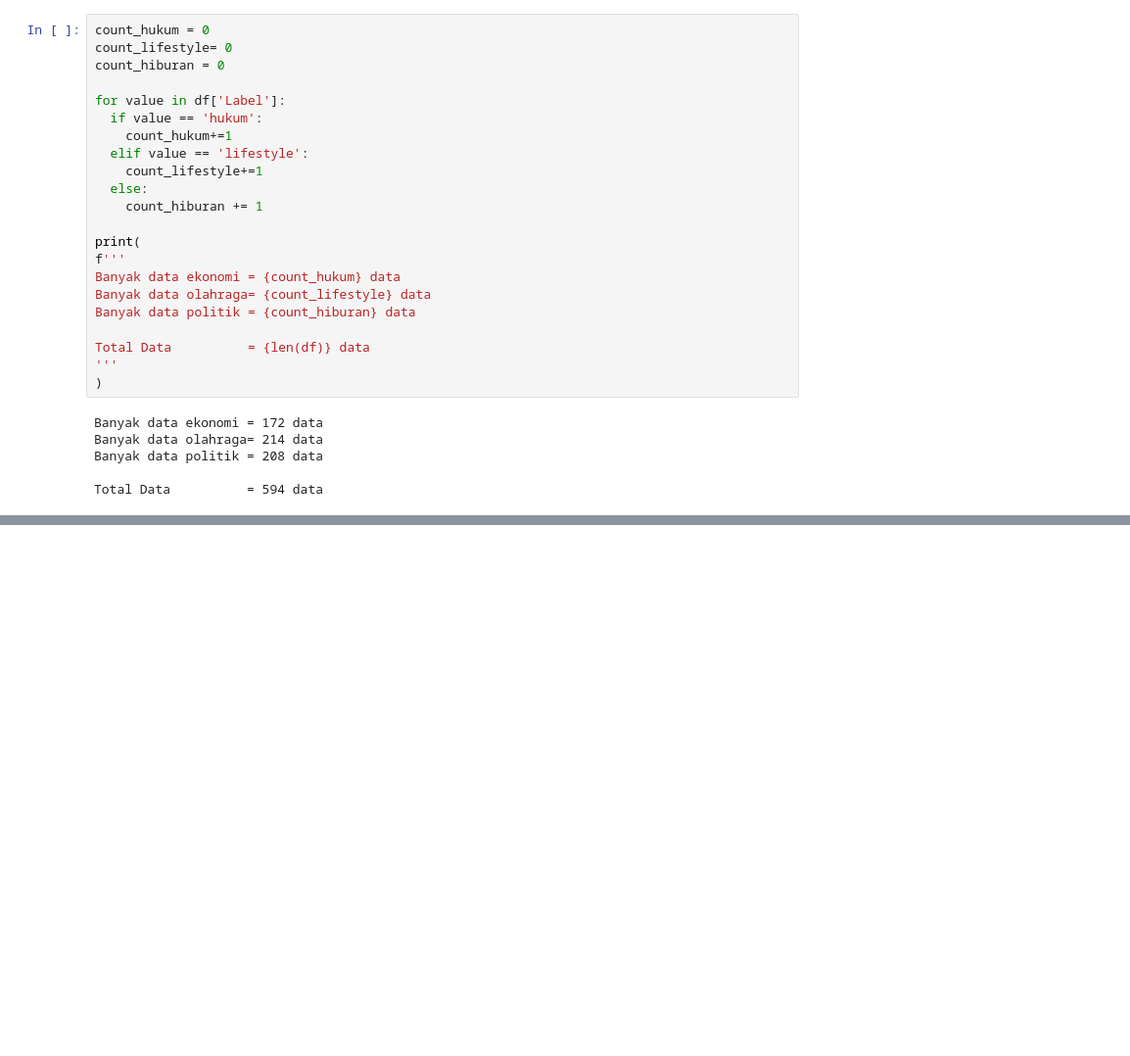
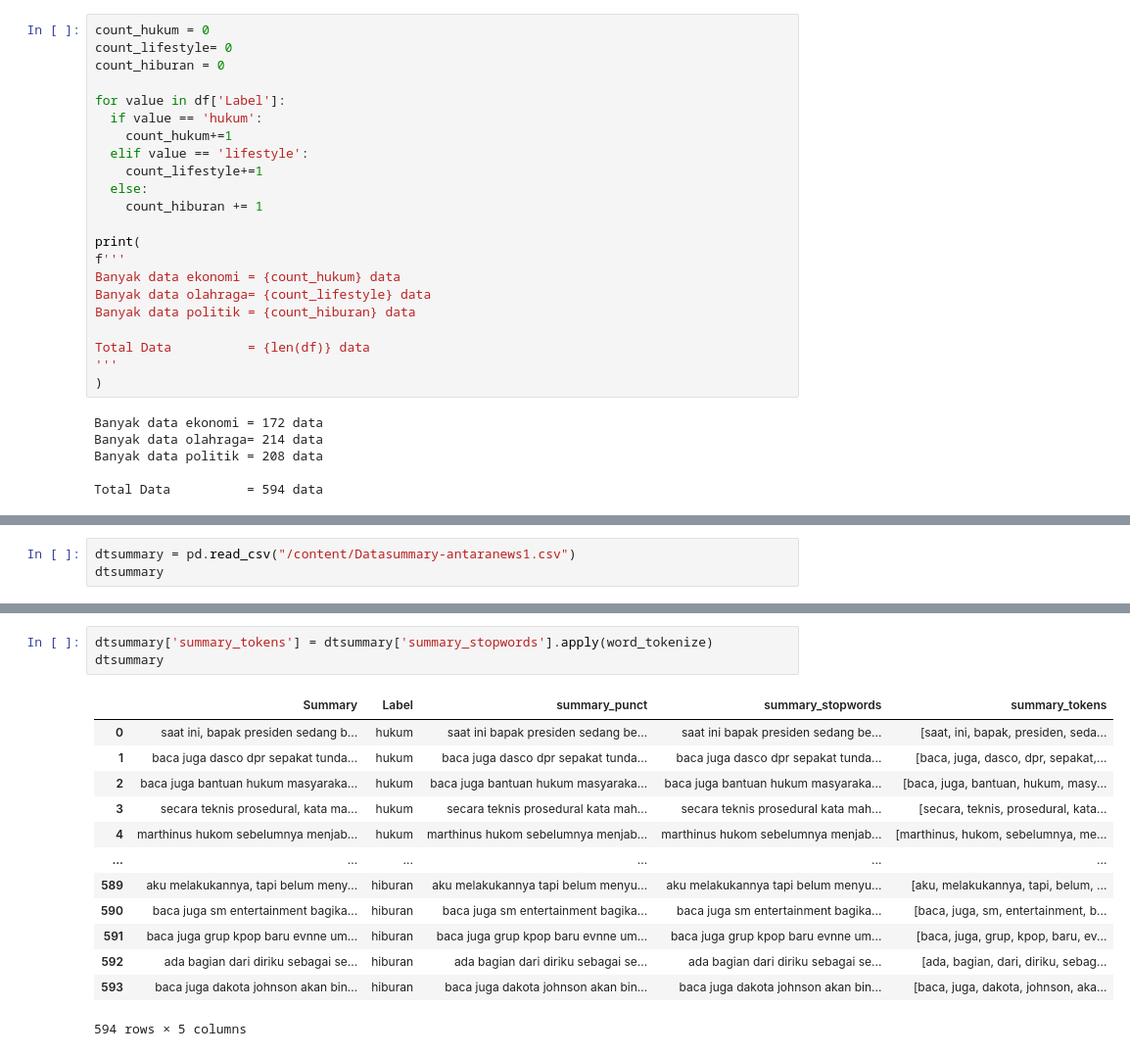
Before and after one commit to SalmatulFarida/PPW, a Jupyter notebook: _sources/Preprocessing Berita UAS.ipynb, the cells around one changed output, grey strips where cells are left out. Shown at 98% size. Drawn from its saved outputs; the diff is of its cells as text; blank space fills up the shorter version.

```diff
--- a/_sources/Preprocessing Berita UAS.ipynb
+++ b/_sources/Preprocessing Berita UAS.ipynb
@@ -273,0 +451,3 @@ Name: stopword, Length: 594, dtype: object
+# %%
+dtsummary = pd.read_csv("/content/Datasummary-antaranews1.csv")
+dtsummary
@@ -273,0 +542,17 @@ Name: stopword, Length: 594, dtype: object
+# %%
+dtsummary['summary_tokens'] = dtsummary['summary_stopwords'].apply(word_tokenize)
+dtsummary
+# %% [output]
+|  | Summary | Label | summary_punct | summary_stopwords | summary_tokens |
+| 0 | saat ini, bapak presiden sedang b... | hukum | saat ini bapak presiden sedang be... | saat ini bapak presiden sedang be... | [saat, ini, bapak, presiden, seda... |
+| 1 | baca juga dasco dpr sepakat tunda... | hukum | baca juga dasco dpr sepakat tunda... | baca juga dasco dpr sepakat tunda... | [baca, juga, dasco, dpr, sepakat,... |
+| 2 | baca juga bantuan hukum masyaraka... | hukum | baca juga bantuan hukum masyaraka... | baca juga bantuan hukum masyaraka... | [baca, juga, bantuan, hukum, masy... |
+| 3 | secara teknis prosedural, kata ma... | hukum | secara teknis prosedural kata mah... | secara teknis prosedural kata mah... | [secara, teknis, prosedural, kata... |
+| 4 | marthinus hukom sebelumnya menjab... | hukum | marthinus hukom sebelumnya menjab... | marthinus hukom sebelumnya menjab... | [marthinus, hukom, sebelumnya, me... |
+| ... | ... | ... | ... | ... | ... |
+| 589 | aku melakukannya, tapi belum meny... | hiburan | aku melakukannya tapi belum menyu... | aku melakukannya tapi belum menyu... | [aku, melakukannya, tapi, belum, ... |
+| 590 | baca juga sm entertainment bagika... | hiburan | baca juga sm entertainment bagika... | baca juga sm entertainment bagika... | [baca, juga, sm, entertainment, b... |
+| 591 | baca juga grup kpop baru evnne um... | hiburan | baca juga grup kpop baru evnne um... | baca juga grup kpop baru evnne um... | [baca, juga, grup, kpop, baru, ev... |
+| 592 | ada bagian dari diriku sebagai se... | hiburan | ada bagian dari diriku sebagai se... | ada bagian dari diriku sebagai se... | [ada, bagian, dari, diriku, sebag... |
+| 593 | baca juga dakota johnson akan bin... | hiburan | baca juga dakota johnson akan bin... | baca juga dakota johnson akan bin... | [baca, juga, dakota, johnson, aka... |
+594 rows × 5 columns
```
Also changed, not shown: parts of 59 cells of this notebook, 17 other files.
